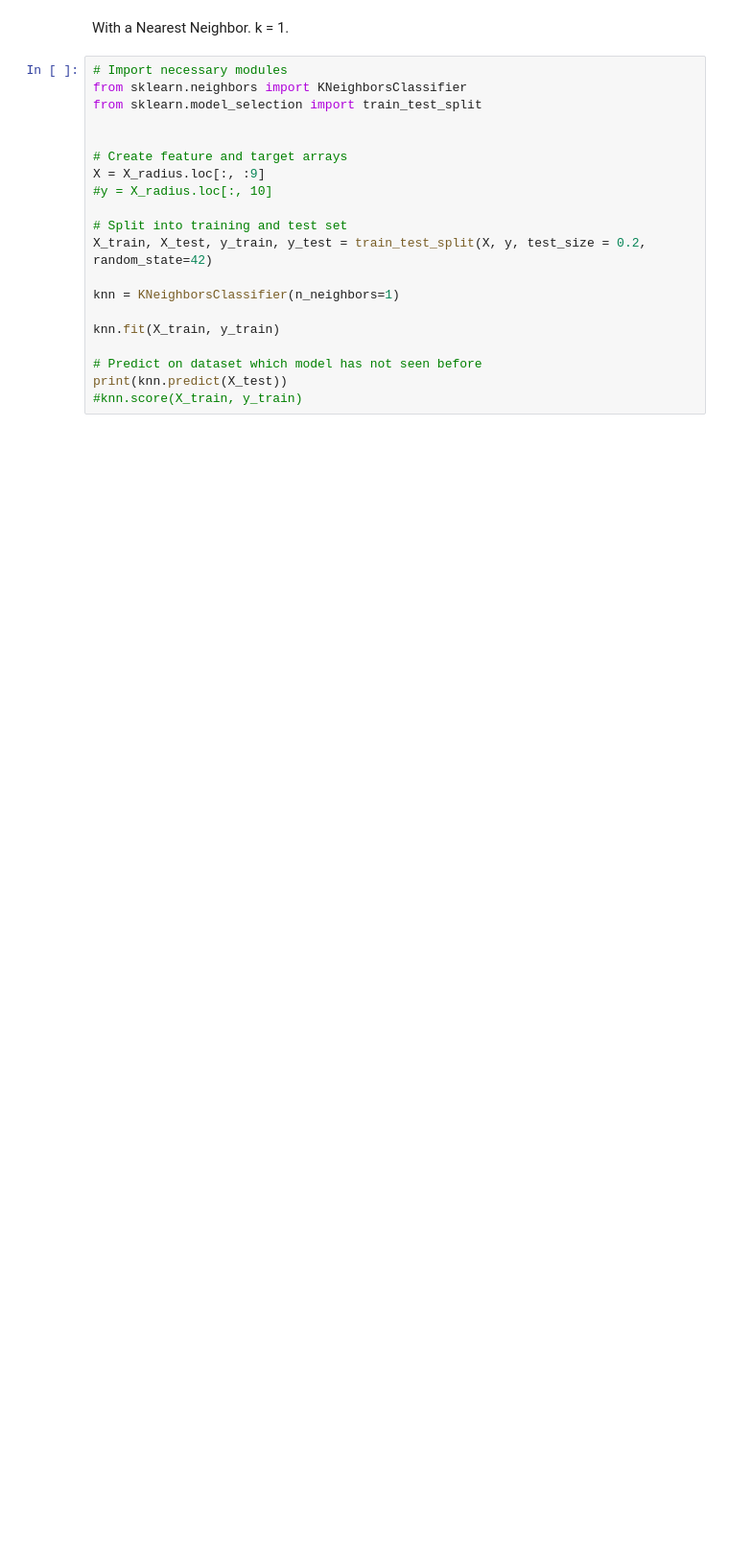
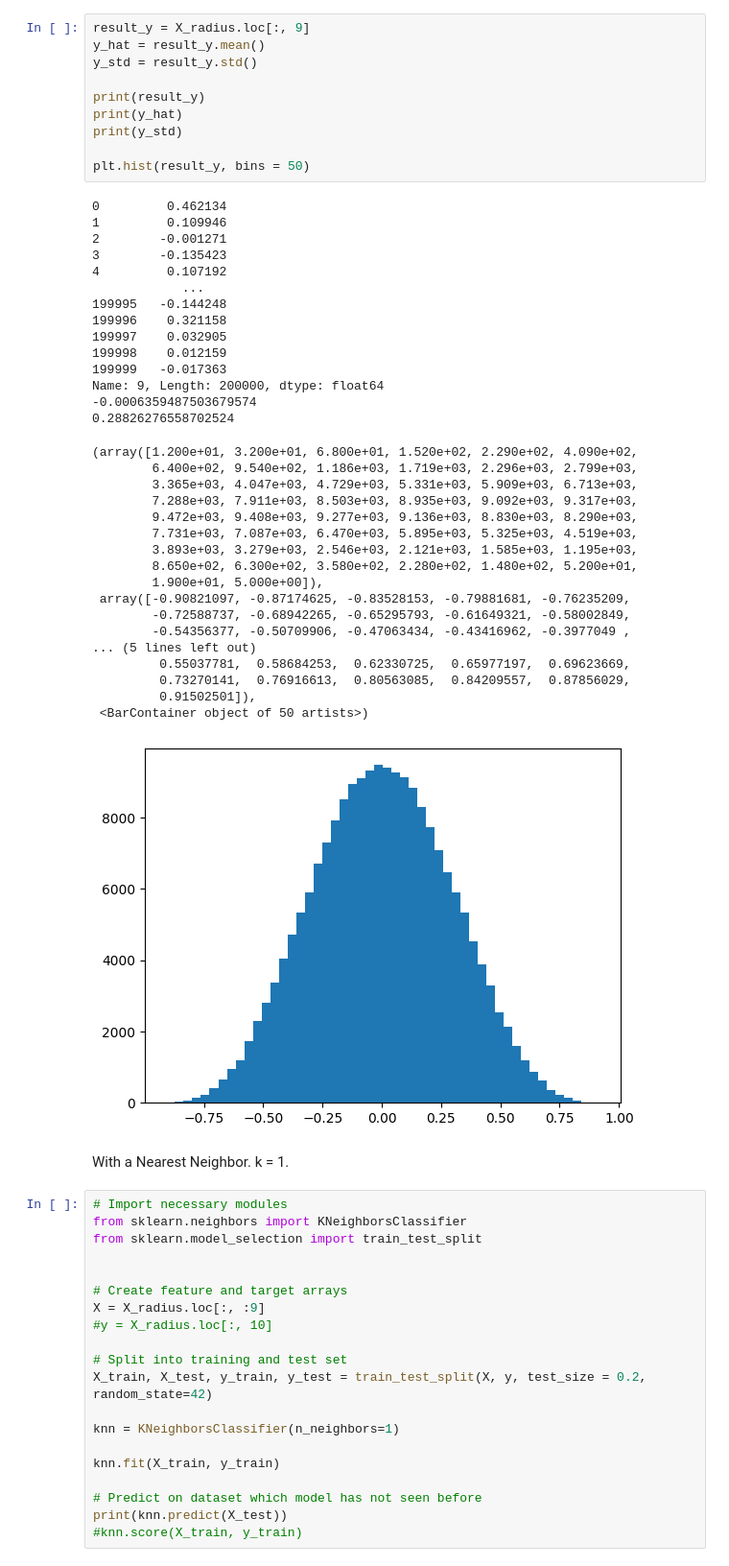
Before and after one commit to ferriitoo/MATH-569-Statistical-Learning, a Jupyter notebook: MATH_569_Julen_Ferro_HW1_ejercicio_4.ipynb, the cells around one changed output. Shown at 96% size. Drawn from its saved outputs; the diff is of its cells as text; blank space fills up the shorter version.

```diff
--- a/MATH_569_Julen_Ferro_HW1_ejercicio_4.ipynb
+++ b/MATH_569_Julen_Ferro_HW1_ejercicio_4.ipynb
@@ -68,3 +68,46 @@ plot(X_radius)
+# %%
+result_y = X_radius.loc[:, 9]
+y_hat = result_y.mean()
+y_std = result_y.std()
+
+print(result_y)
+print(y_hat)
+print(y_std)
+
+plt.hist(result_y, bins = 50)
+# %% [output]
+0         0.462134
+1         0.109946
+2        -0.001271
+3        -0.135423
+4         0.107192
+            ...
+199995   -0.144248
+199996    0.321158
+199997    0.032905
+199998    0.012159
+199999   -0.017363
+Name: 9, Length: 200000, dtype: float64
+-0.0006359487503679574
+0.28826276558702524
+(array([1.200e+01, 3.200e+01, 6.800e+01, 1.520e+02, 2.290e+02, 4.090e+02,
+        6.400e+02, 9.540e+02, 1.186e+03, 1.719e+03, 2.296e+03, 2.799e+03,
+        3.365e+03, 4.047e+03, 4.729e+03, 5.331e+03, 5.909e+03, 6.713e+03,
+        7.288e+03, 7.911e+03, 8.503e+03, 8.935e+03, 9.092e+03, 9.317e+03,
+        9.472e+03, 9.408e+03, 9.277e+03, 9.136e+03, 8.830e+03, 8.290e+03,
+        7.731e+03, 7.087e+03, 6.470e+03, 5.895e+03, 5.325e+03, 4.519e+03,
+        3.893e+03, 3.279e+03, 2.546e+03, 2.121e+03, 1.585e+03, 1.195e+03,
+        8.650e+02, 6.300e+02, 3.580e+02, 2.280e+02, 1.480e+02, 5.200e+01,
+        1.900e+01, 5.000e+00]),
+ array([-0.90821097, -0.87174625, -0.83528153, -0.79881681, -0.76235209,
+        -0.72588737, -0.68942265, -0.65295793, -0.61649321, -0.58002849,
+        -0.54356377, -0.50709906, -0.47063434, -0.43416962, -0.3977049 ,
+... (5 lines left out)
+         0.55037781,  0.58684253,  0.62330725,  0.65977197,  0.69623669,
+         0.73270141,  0.76916613,  0.80563085,  0.84209557,  0.87856029,
+         0.91502501]),
+ <BarContainer object of 50 artists>)
+[figure, added]
 # %% [markdown]
 With a Nearest Neighbor. k = 1.
 # %%
```
Also changed, not shown: parts of 2 cells of this notebook.
